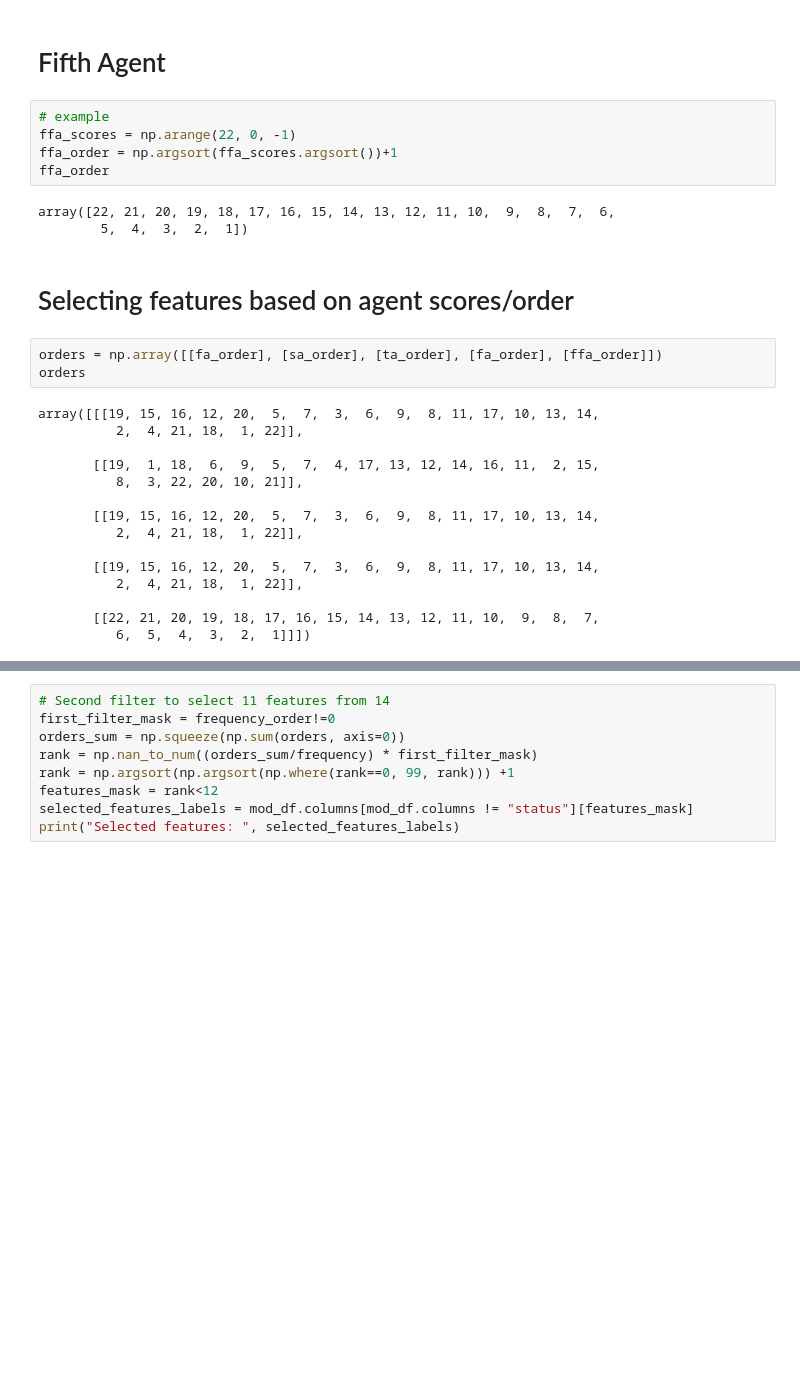
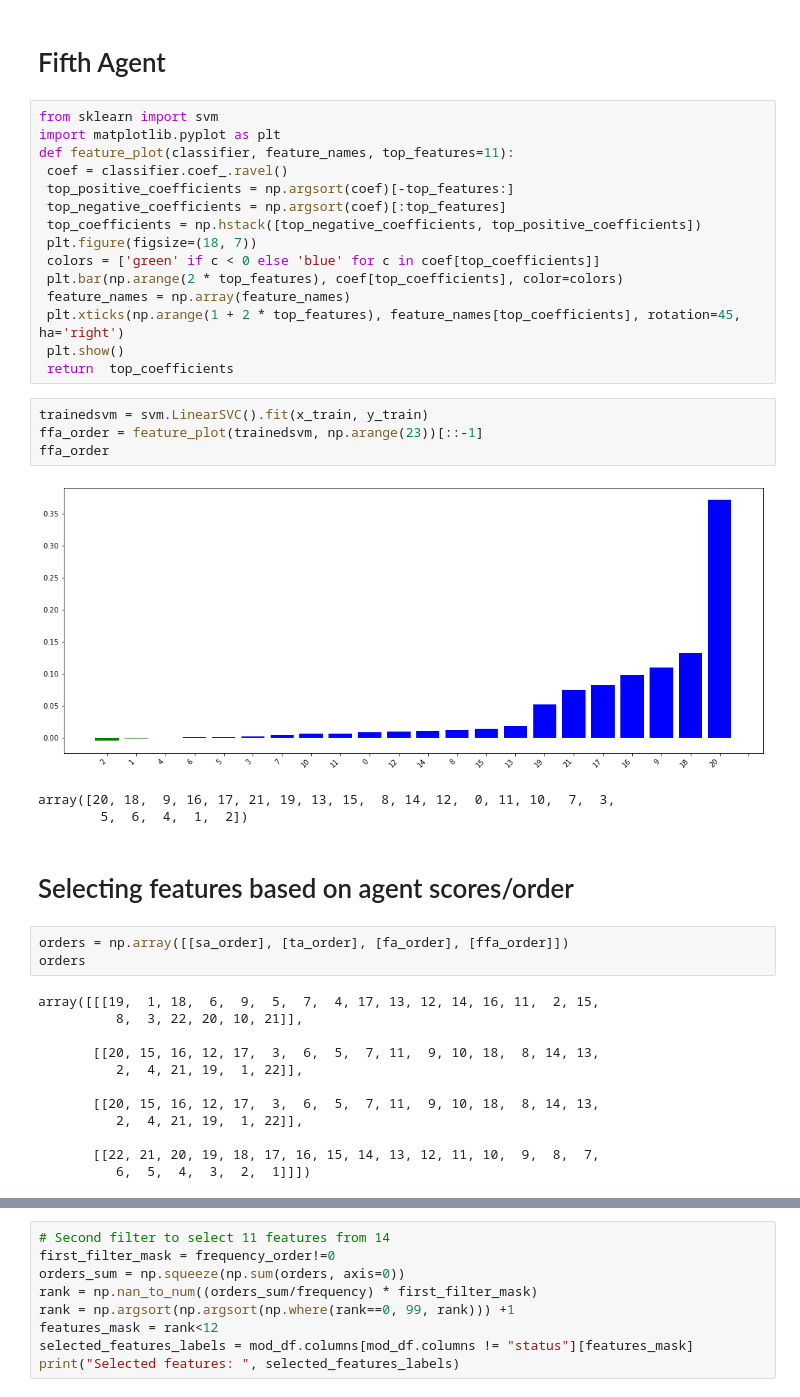
Before and after one commit to cleversonahum/parkinson_diagnosis_ml, a Jupyter notebook: parkinson_diagnosis.ipynb, the cells around one changed output, grey strips where cells are left out. Saved outputs shown, nothing was run; the diff lists cells and outputs as text; blank space fills up the shorter version.

```diff
--- a/parkinson_diagnosis.ipynb
+++ b/parkinson_diagnosis.ipynb
@@ -418,30 +422,42 @@ array([19, 15, 16, 12, 20,  5,  7,  3,  6,  9,  8, 11, 17, 10, 13, 14,  2,
 # %% [markdown]
 # Fifth Agent
-# %%
-# example
-ffa_scores = np.arange(22, 0, -1)
-ffa_order = np.argsort(ffa_scores.argsort())+1
-ffa_order
-# %% [output]
-array([22, 21, 20, 19, 18, 17, 16, 15, 14, 13, 12, 11, 10,  9,  8,  7,  6,
-        5,  4,  3,  2,  1])
+# %%
+from sklearn import svm
+import matplotlib.pyplot as plt
+def feature_plot(classifier, feature_names, top_features=11):
+ coef = classifier.coef_.ravel()
+ top_positive_coefficients = np.argsort(coef)[-top_features:]
+ top_negative_coefficients = np.argsort(coef)[:top_features]
+ top_coefficients = np.hstack([top_negative_coefficients, top_positive_coefficients])
+ plt.figure(figsize=(18, 7))
+ colors = ['green' if c < 0 else 'blue' for c in coef[top_coefficients]]
+ plt.bar(np.arange(2 * top_features), coef[top_coefficients], color=colors)
+ feature_names = np.array(feature_names)
+ plt.xticks(np.arange(1 + 2 * top_features), feature_names[top_coefficients], rotation=45, ha='right')
+ plt.show()
+ return  top_coefficients
+# %%
+trainedsvm = svm.LinearSVC().fit(x_train, y_train)
+ffa_order = feature_plot(trainedsvm, np.arange(23))[::-1]
+ffa_order
+# %% [output]
+[figure, added]
+array([20, 18,  9, 16, 17, 21, 19, 13, 15,  8, 14, 12,  0, 11, 10,  7,  3,
+        5,  6,  4,  1,  2])
 # %% [markdown]
 # Selecting features based on agent scores/order
 # %%
-orders = np.array([[fa_order], [sa_order], [ta_order], [fa_order], [ffa_order]])
+orders = np.array([[sa_order], [ta_order], [fa_order], [ffa_order]])
 orders
 # %% [output]
-array([[[19, 15, 16, 12, 20,  5,  7,  3,  6,  9,  8, 11, 17, 10, 13, 14,
-          2,  4, 21, 18,  1, 22]],
-
-       [[19,  1, 18,  6,  9,  5,  7,  4, 17, 13, 12, 14, 16, 11,  2, 15,
+array([[[19,  1, 18,  6,  9,  5,  7,  4, 17, 13, 12, 14, 16, 11,  2, 15,
           8,  3, 22, 20, 10, 21]],
 
-       [[19, 15, 16, 12, 20,  5,  7,  3,  6,  9,  8, 11, 17, 10, 13, 14,
-          2,  4, 21, 18,  1, 22]],
+       [[20, 15, 16, 12, 17,  3,  6,  5,  7, 11,  9, 10, 18,  8, 14, 13,
+          2,  4, 21, 19,  1, 22]],
 
-       [[19, 15, 16, 12, 20,  5,  7,  3,  6,  9,  8, 11, 17, 10, 13, 14,
-          2,  4, 21, 18,  1, 22]],
+       [[20, 15, 16, 12, 17,  3,  6,  5,  7, 11,  9, 10, 18,  8, 14, 13,
+          2,  4, 21, 19,  1, 22]],
 
        [[22, 21, 20, 19, 18, 17, 16, 15, 14, 13, 12, 11, 10,  9,  8,  7,
           6,  5,  4,  3,  2,  1]]])
```
Also changed, not shown: parts of 6 cells of this notebook.
